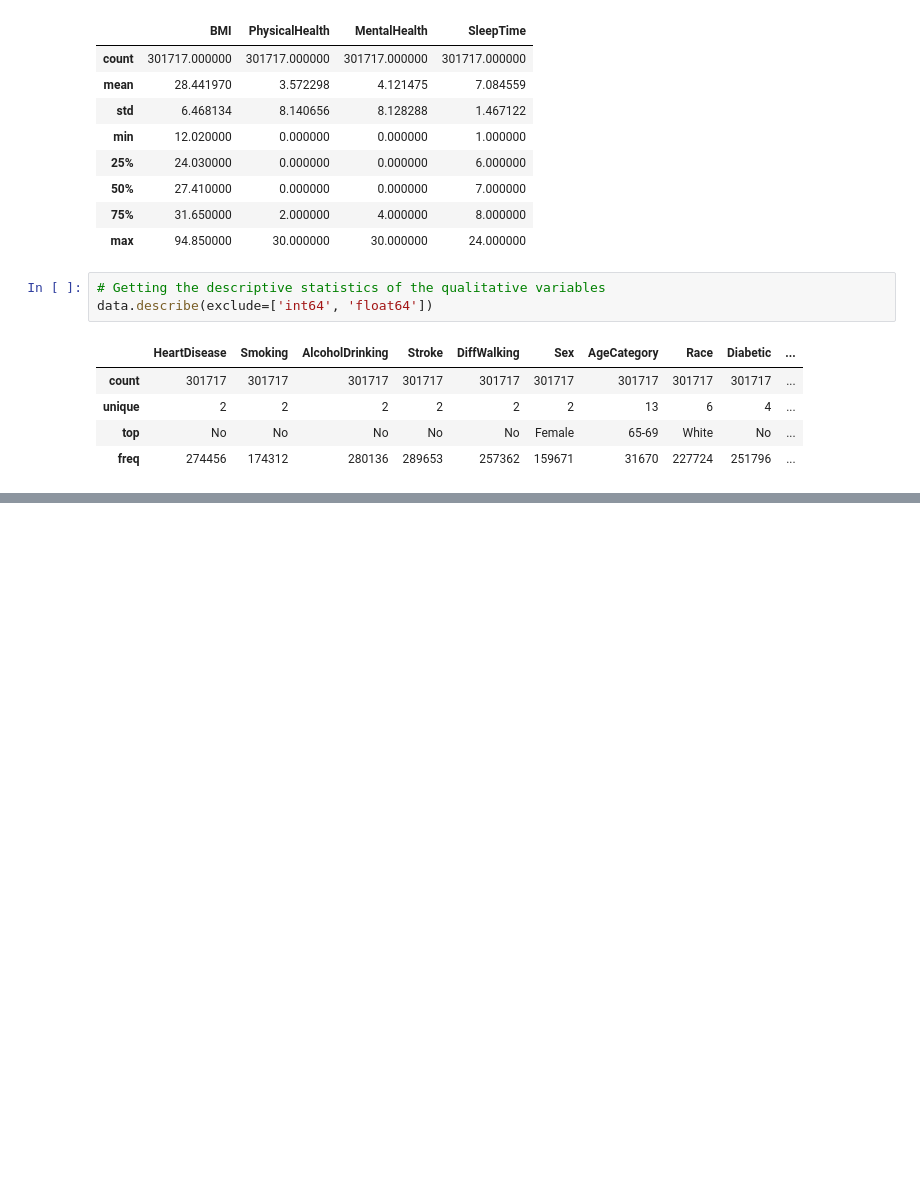
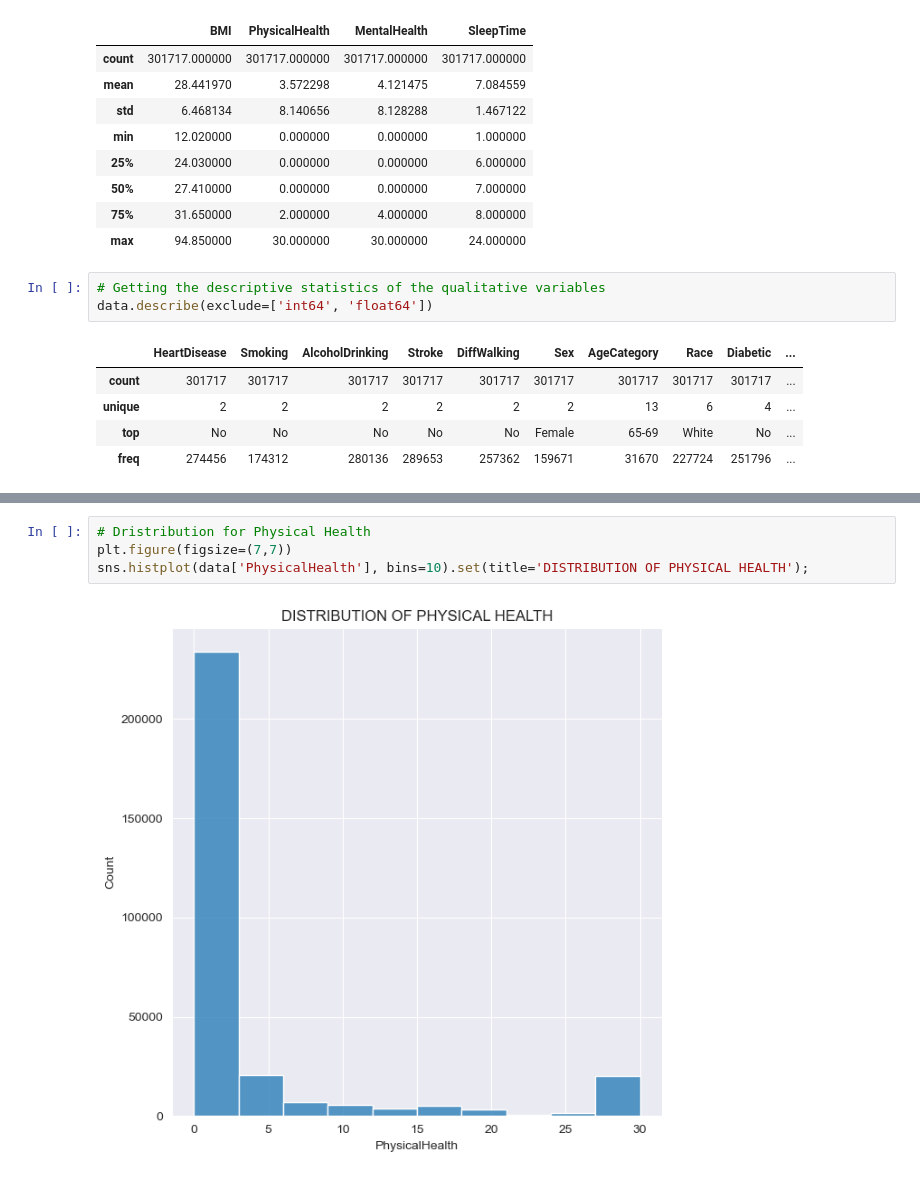
Before and after one commit to Jefest1/key_heart_disease_indicators, a Jupyter notebook: Notebooks/analysis.ipynb, the cells around one changed output, grey strips where cells are left out. Drawn from its saved outputs; the diff is of its cells as text; blank space fills up the shorter version.

```diff
--- a/Notebooks/analysis.ipynb
+++ b/Notebooks/analysis.ipynb
@@ -170,0 +153,6 @@ plt.show()
+# %%
+# Dristribution for Physical Health
+plt.figure(figsize=(7,7))
+sns.histplot(data['PhysicalHealth'], bins=10).set(title='DISTRIBUTION OF PHYSICAL HEALTH');
+# %% [output]
+[figure, added]
```
Also changed, not shown: parts of 8 cells of this notebook, 2 other files.
